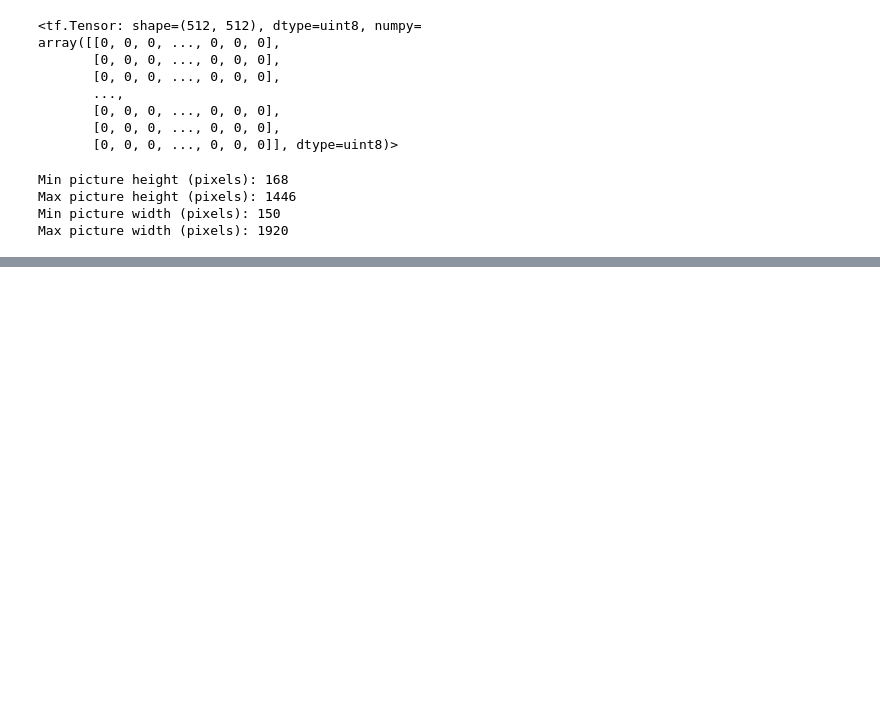
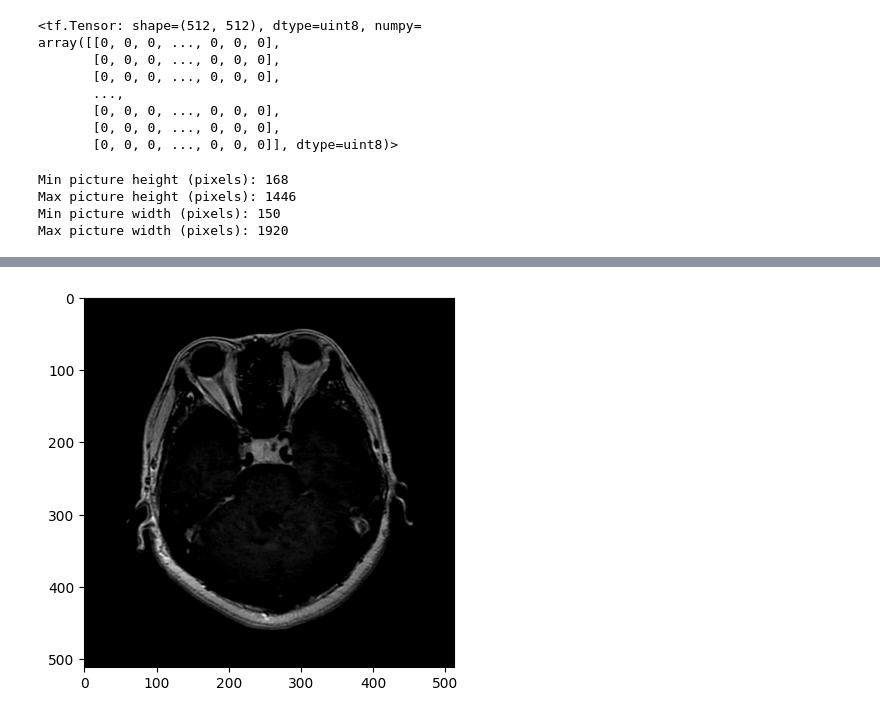
Before and after one commit to tjurjevich/tumor_detection, a Jupyter notebook: modelling.ipynb, the cells around one changed output, grey strips where cells are left out. Cells and saved outputs as stored; diff of their text form; code cells hidden in the pictures; blank space fills up the shorter version.

```diff
--- a/modelling.ipynb
+++ b/modelling.ipynb
@@ -91,0 +127,4 @@ plt.imshow(tf.image.resize(images = data['Training']['input_data'][1234], size =
+# %%
+plt.imshow(create_augmented_image(data["Training"]["input_data"][0]), cmap='grey');
+# %% [output]
+[figure, added]
```
Also changed, not shown: parts of 6 cells of this notebook.
